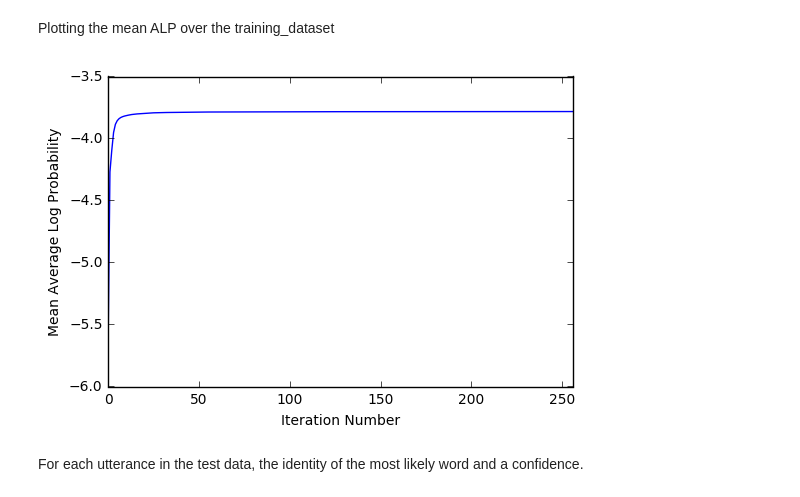
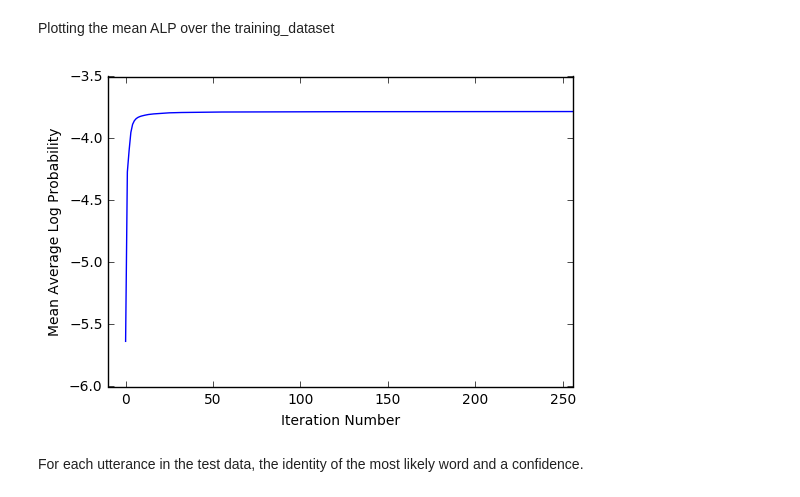
Before and after one commit to joe-siyuan-qiao/InformationExtraction-Proj2, a Jupyter notebook: demo.ipynb, the cells around one changed output. Drawn from its saved outputs; the diff is of its cells as text; code cells hidden in the pictures.

```diff
--- a/demo.ipynb
+++ b/demo.ipynb
@@ -53,24 +53,24 @@ trainer.save_model(os.path.join('modelpool', 'model_256.p'))
 # %% [markdown]
 Plotting the mean ALP over the training_dataset
 # %%
-import matplotlib.pyplot as plt
+import matplotlib.pyplot as plt, os, pickle, numpy as np
 
 # load the alp_list
 with open(os.path.join('results', 'alp.p'), 'rb') as f:
     alp_list = pickle.load(f)
 
 malg_x = [x for x in range(257)]
 malg_y = []
 for i in range(len(alp_list)):
     malg_y.append(np.mean(alp_list[i]))
 plot = plt.plot(malg_x, malg_y, 'b-')
 plt.ylabel('Mean Average Log Probability')
 plt.xlabel('Iteration Number')
-plt.axis([0, 256, -6, -3.5])
+plt.axis([-10, 256, -6, -3.5])
 plt.savefig(os.path.join('results', 'p1.pdf'))
 plt.show()
 # %% [output]
-[figure, old version]
+[figure, new version]
 # %% [markdown]
 For each utterance in the test data, the identity of the most likely word and a confidence.
 # %%
```
Also changed, not shown: 1 other file.
